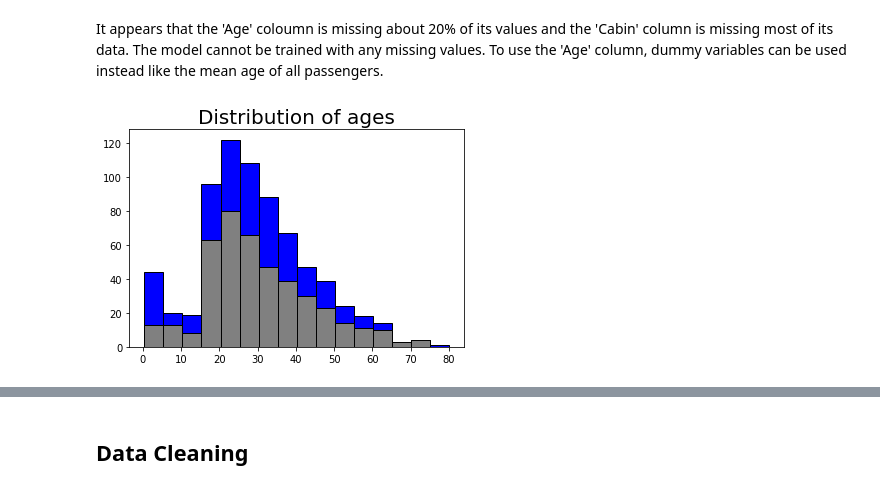
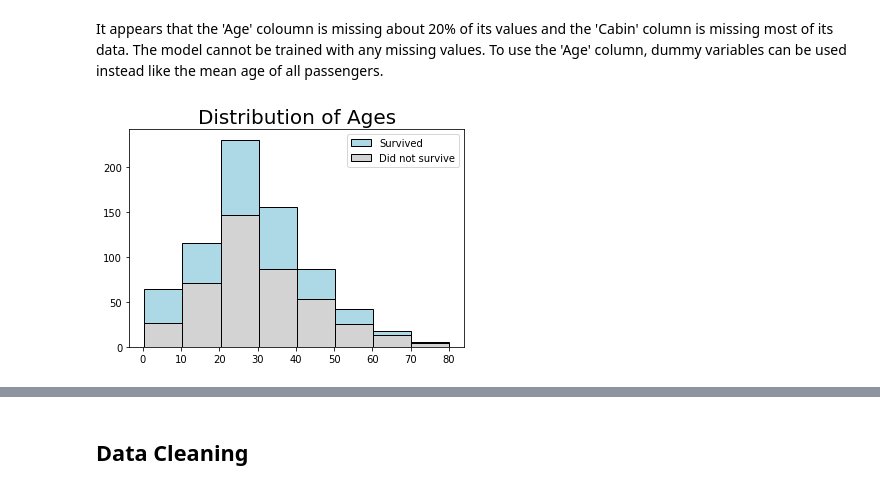
Before and after one commit to danelindiongco/Titanic, a Jupyter notebook: Titanic.ipynb, the cells around one changed output, grey strips where cells are left out. Saved outputs shown, nothing was run; the diff lists cells and outputs as text; code cells hidden in the pictures.

```diff
--- a/Titanic.ipynb
+++ b/Titanic.ipynb
@@ -68,11 +68,11 @@ sns.heatmap(df.isnull(),yticklabels=False,cbar=False,cmap='viridis')
 # %% [markdown]
 It appears that the 'Age' coloumn is missing about 20% of its values and the 'Cabin' column is missing most of its data. The model cannot be trained with any missing values. To use the 'Age' column, dummy variables can be used instead like the mean age of all passengers.
 # %%
-plt.hist(df.Age, bins=16, ec='black', histtype='bar', stacked=True, color='blue')
-plt.hist(df.Age[df['Survived']==0], bins=16, ec='black',  histtype='bar', stacked=True, range=(df.Age.min(),df.Age.max()), color='grey')
+plt.hist(df.Age, bins=8, ec='black', histtype='bar', stacked=True, color='lightblue',label='Survived')
+plt.hist(df.Age[df['Survived']==0], bins=8, ec='black',  histtype='bar', stacked=True, range=(df.Age.min(),df.Age.max()), color='lightgrey',label='Did not survive')
 
-plt.title('Distribution of ages', fontsize=20)
-
+plt.title('Distribution of Ages', fontsize=20)
+plt.legend()
 plt.rcParams["figure.figsize"] = (11,7)
 # %% [output]
-[figure, old version]
+[figure, new version]
```
Also changed, not shown: parts of 12 cells of this notebook.
